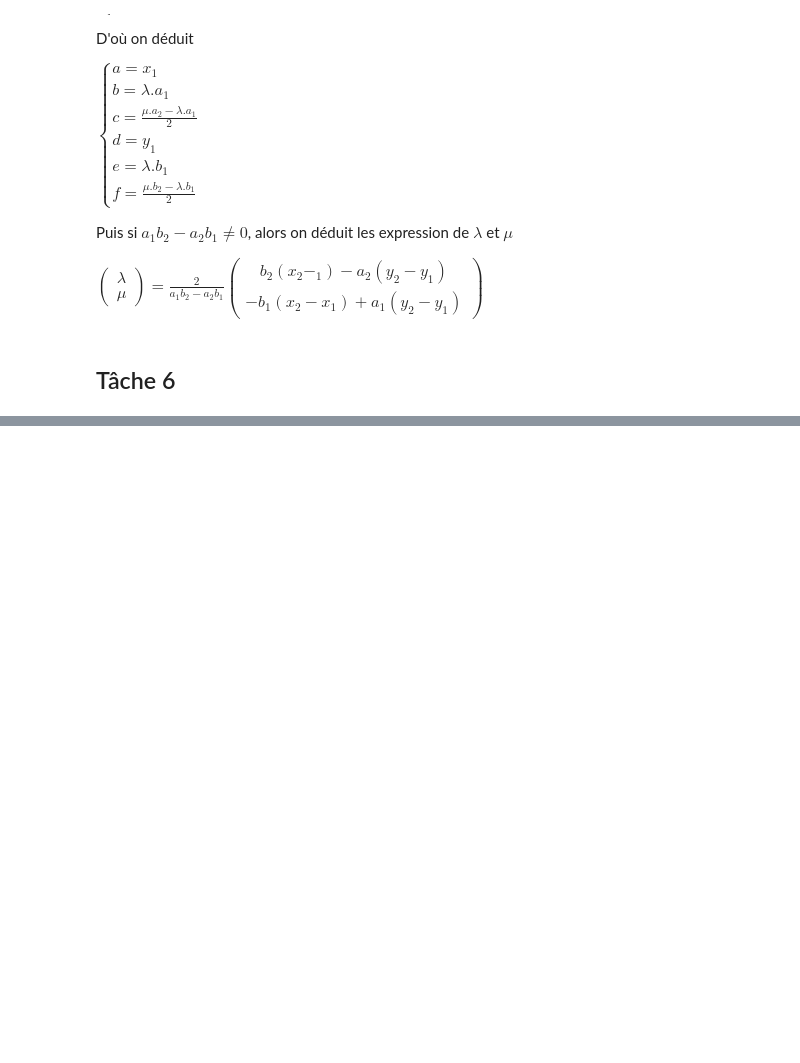
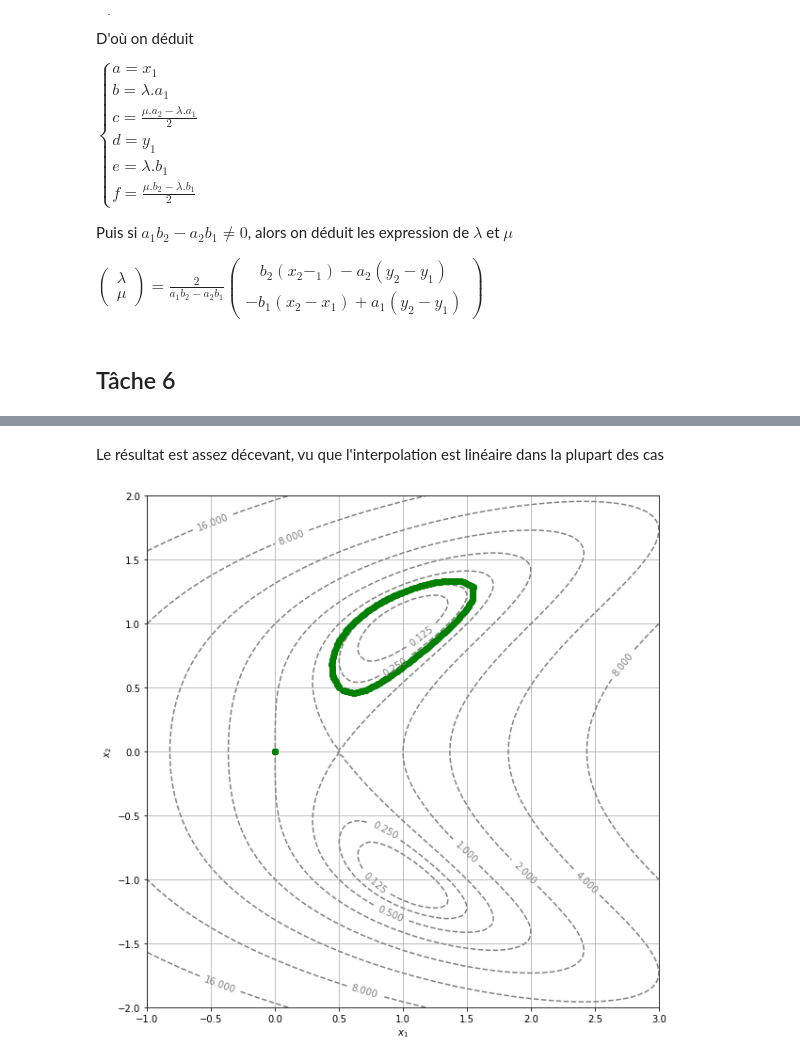
Before and after one commit to fllaser/projet-maths-diff, a Jupyter notebook: Rendu.ipynb, the cells around one changed output, grey strips where cells are left out. Saved outputs shown, nothing was run; the diff lists cells and outputs as text; code cells hidden in the pictures; blank space fills up the shorter version.

```diff
--- a/Rendu.ipynb
+++ b/Rendu.ipynb
@@ -656,0 +697,17 @@ plt.show()
+# %% [markdown]
+Le résultat est assez décevant, vu que l'interpolation est linéaire dans la plupart des cas
+# %%
+LC32=level_curve3(f2, 1,0.5,10000,10,0.1)
+
+display_contour(
+    f2,
+    x=np.linspace(-1.0, 3.0, 100),
+    y=np.linspace(-2.0, 2.0, 100),
+    levels=[2**i for i in range(-3, 8)] # levels: [0.125, 0.25, ..., 64, 128]
+)
+
+plt.plot(LC32[0],LC32[1],'bo',color='green')
+i=1
+plt.show()
+# %% [output]
+[figure, added]
```
Also changed, not shown: parts of 6 cells of this notebook.
